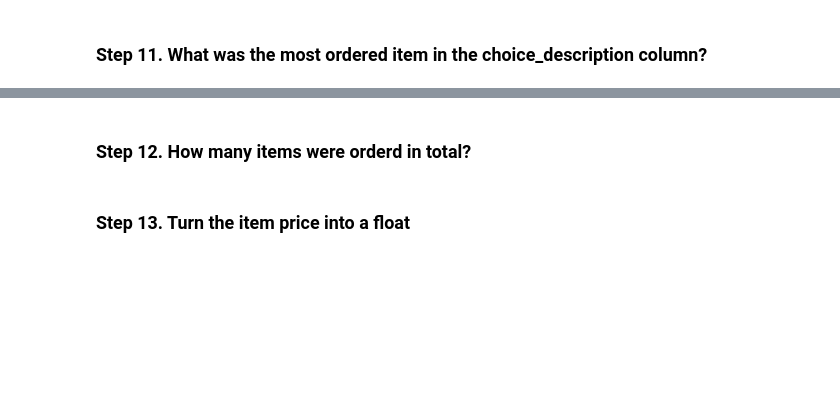
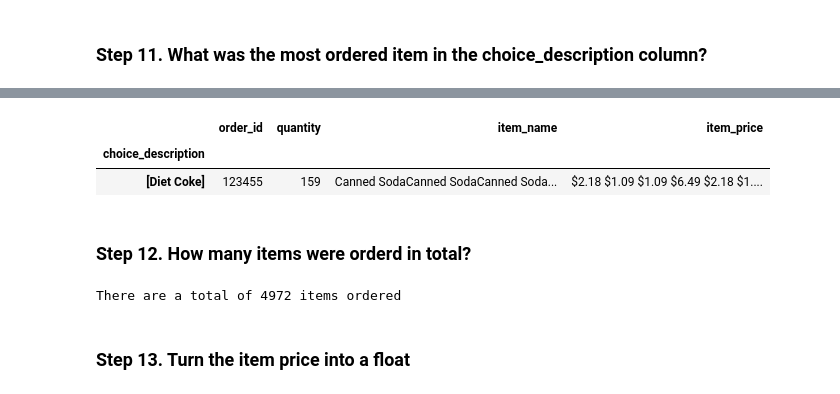
Before and after one commit to sienchoon/coding-challenge-practice, a Jupyter notebook: Pandas_Practice/Exercises_01.ipynb, the cells around one changed output, grey strips where cells are left out. Saved outputs shown, nothing was run; the diff lists cells and outputs as text; code cells hidden in the pictures; blank space fills up the shorter version.

```diff
--- a/Pandas_Practice/Exercises_01.ipynb
+++ b/Pandas_Practice/Exercises_01.ipynb
@@ -109,5 +106,17 @@ KeyError: 'choice_description'
+# %%
+most_item_choice_description =chipo.groupby('choice_description').sum()
+most_item_choice_description.sort_values(['quantity'],ascending = False).head(1)
+# %% [output]
+|  | order_id | quantity | item_name | item_price |
+| choice_description |  |  |  |  |
+| [Diet Coke] | 123455 | 159 | Canned SodaCanned SodaCanned Soda... | $2.18 $1.09 $1.09 $6.49 $2.18 $1.... |
 # %% [markdown]
 ### Step 12. How many items were orderd in total?
+# %%
+total = chipo['quantity'].sum()
+print(f'There are a total of {total} items ordered')
+# %% [output]
+There are a total of 4972 items ordered
 # %% [markdown]
 ### Step 13. Turn the item price into a float
 # %% [markdown]
```
Also changed, not shown: parts of 9 cells of this notebook, 2 other files.
